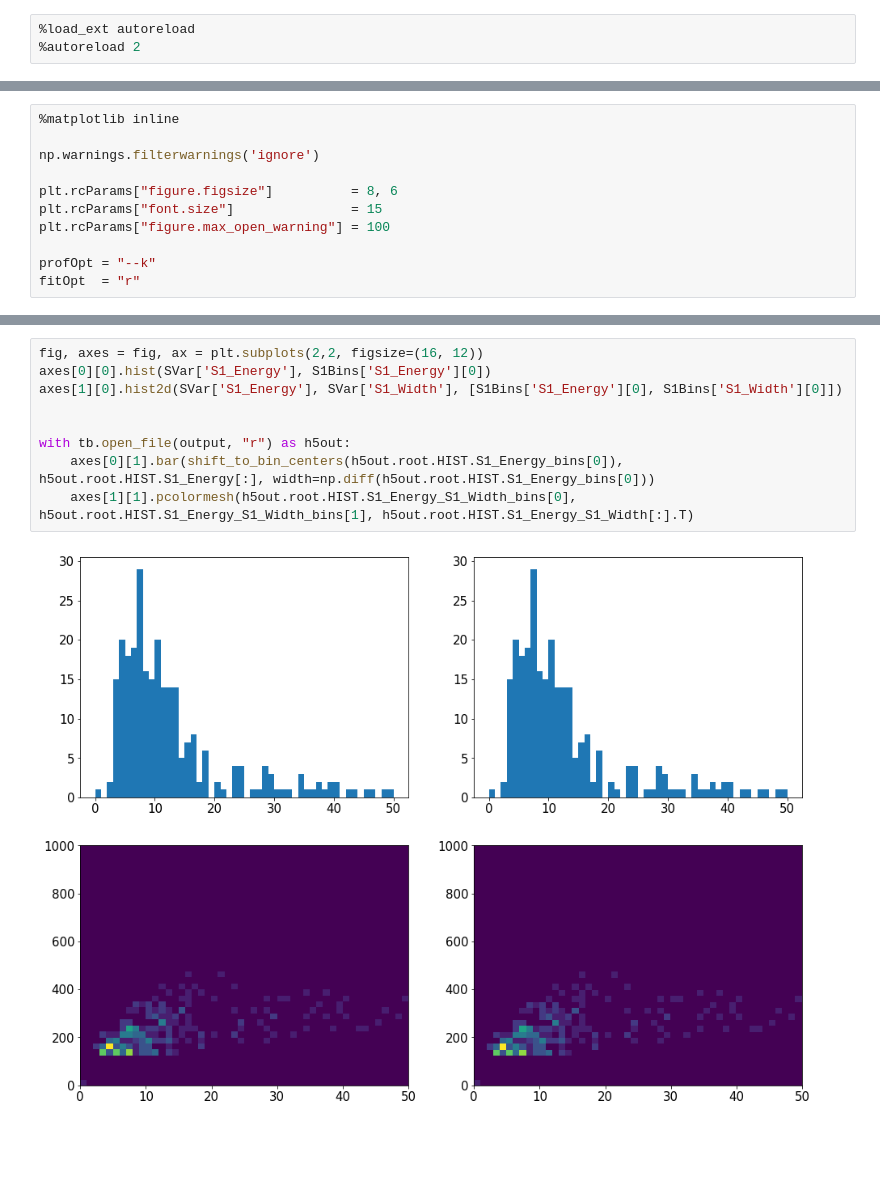
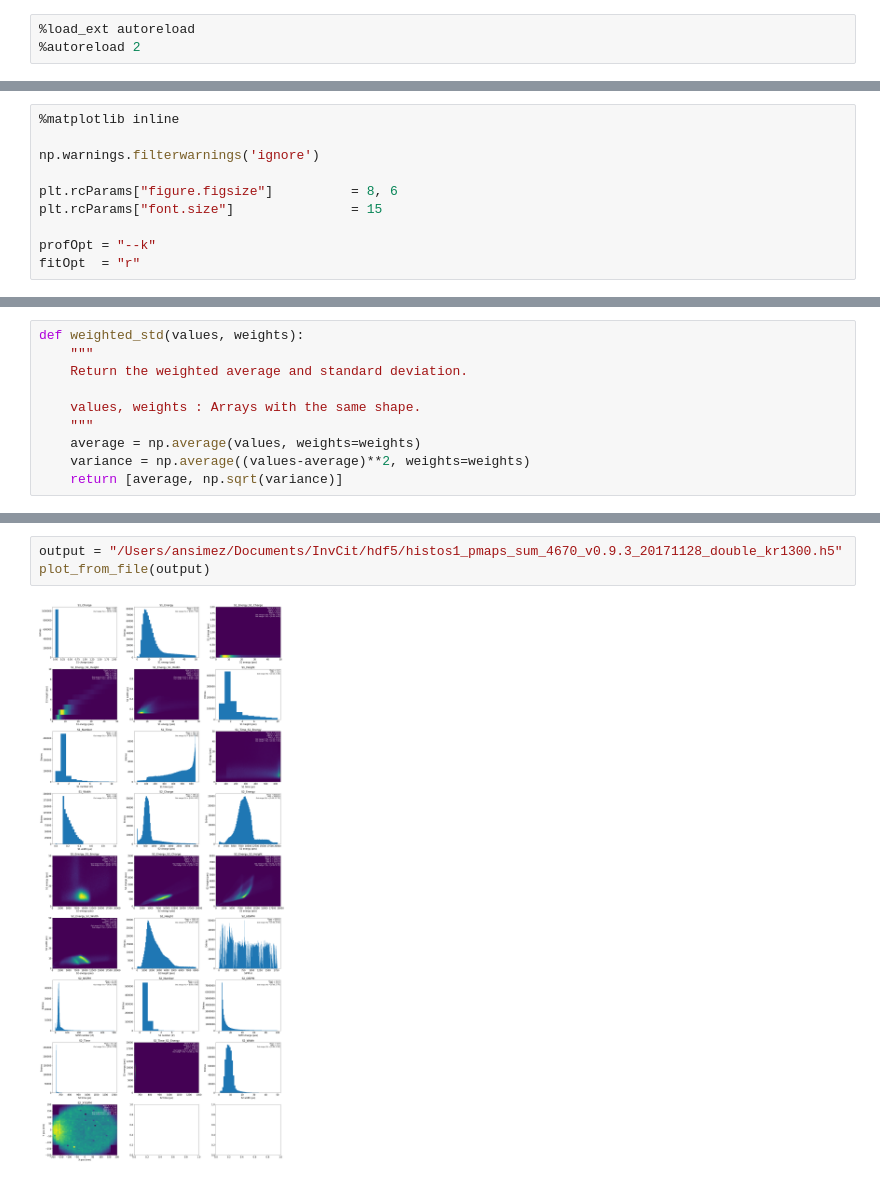
Before and after one commit to Aretno/ICARO, a Jupyter notebook: MonitorTest.ipynb, the cells around one changed output, grey strips where cells are left out. Saved outputs shown, nothing was run; the diff lists cells and outputs as text; blank space fills up the shorter version.

```diff
--- a/MonitorTest.ipynb
+++ b/MonitorTest.ipynb
@@ -31,7 +32,6 @@ np.warnings.filterwarnings('ignore')
 
 plt.rcParams["figure.figsize"]          = 8, 6
 plt.rcParams["font.size"]               = 15
-plt.rcParams["figure.max_open_warning"] = 100
 
 profOpt = "--k"
 fitOpt  = "r"
@@ -169,0 +210,10 @@ class MonParam:
+# %%
+def weighted_std(values, weights):
+    """
+    Return the weighted average and standard deviation.
+
+    values, weights : Arrays with the same shape.
+    """
+    average = np.average(values, weights=weights)
+    variance = np.average((values-average)**2, weights=weights)
+    return [average, np.sqrt(variance)]
@@ -200,11 +413,5 @@ with tb.open_file(output, "w") as h5out:
-# %%
-fig, axes = fig, ax = plt.subplots(2,2, figsize=(16, 12))
-axes[0][0].hist(SVar['S1_Energy'], S1Bins['S1_Energy'][0])
-axes[1][0].hist2d(SVar['S1_Energy'], SVar['S1_Width'], [S1Bins['S1_Energy'][0], S1Bins['S1_Width'][0]])
-
-
-with tb.open_file(output, "r") as h5out:
-    axes[0][1].bar(shift_to_bin_centers(h5out.root.HIST.S1_Energy_bins[0]), h5out.root.HIST.S1_Energy[:], width=np.diff(h5out.root.HIST.S1_Energy_bins[0]))
-    axes[1][1].pcolormesh(h5out.root.HIST.S1_Energy_S1_Width_bins[0], h5out.root.HIST.S1_Energy_S1_Width_bins[1], h5out.root.HIST.S1_Energy_S1_Width[:].T)
-# %% [output]
-[figure, removed]
+# %%
+output = "/Users/ansimez/Documents/InvCit/hdf5/histos1_pmaps_sum_4670_v0.9.3_20171128_double_kr1300.h5"
+plot_from_file(output)
+# %% [output]
+[figure, added]
```
Also changed, not shown: parts of 31 cells of this notebook.
